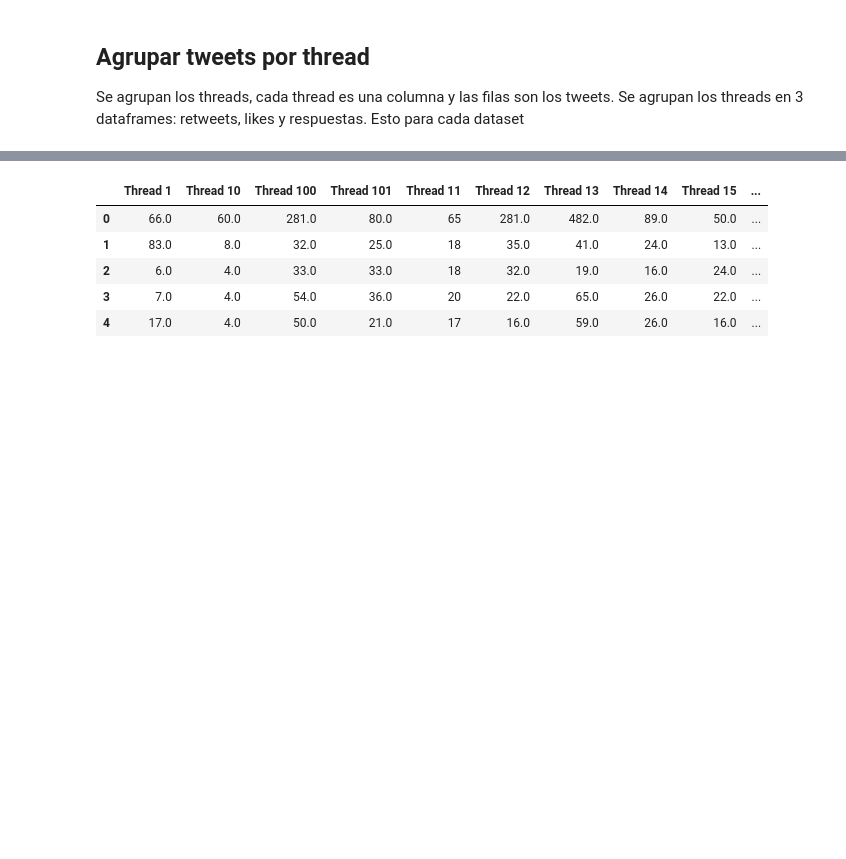
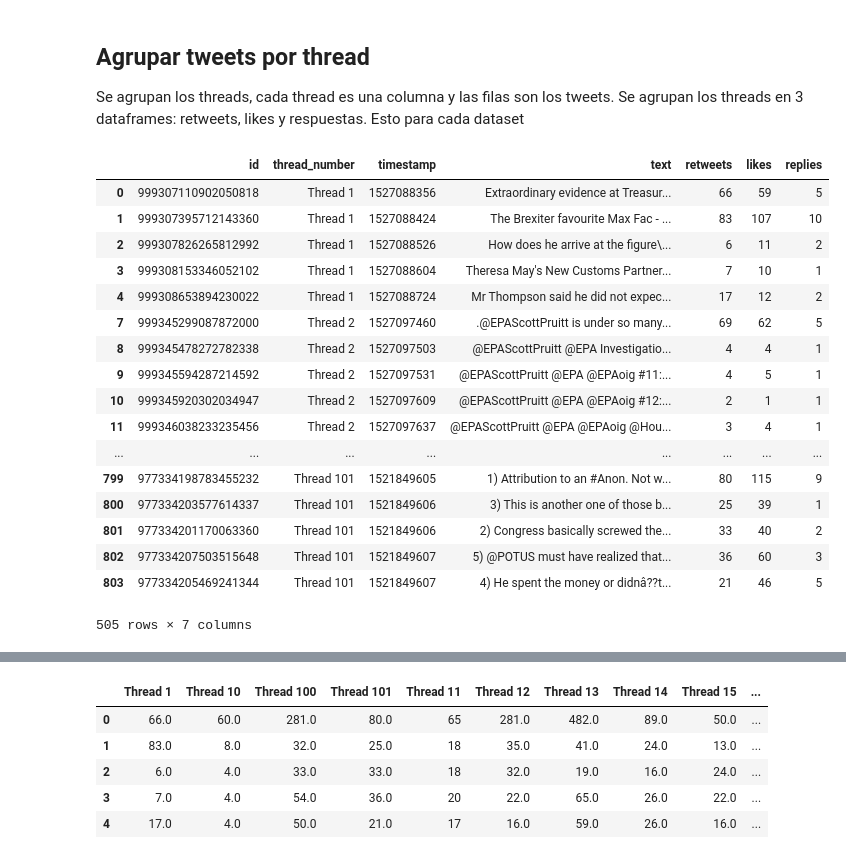
Before and after one commit to carlicarlitos/usm-memoria, a Jupyter notebook: codigo/analisis-datos.ipynb, the cells around one changed output, grey strips where cells are left out. Saved outputs shown, nothing was run; the diff lists cells and outputs as text; code cells hidden in the pictures; blank space fills up the shorter version.

```diff
--- a/codigo/analisis-datos.ipynb
+++ b/codigo/analisis-datos.ipynb
@@ -65,6 +65,27 @@ csv2_grouped_by_thread = csv2.groupby(['thread_number'])
 csv3_grouped_by_thread = csv3.groupby(['thread_number'])
 csv4_grouped_by_thread = csv4.groupby(['thread_number'])
 csv5_grouped_by_thread = csv5.groupby(['thread_number'])
+# %%
+csv1_grouped_by_thread.head()
+# %% [output]
+|  | id | thread_number | timestamp | text | retweets | likes | replies |
+| 0 | 999307110902050818 | Thread 1 | 1527088356 | Extraordinary evidence at Treasur... | 66 | 59 | 5 |
+| 1 | 999307395712143360 | Thread 1 | 1527088424 | The Brexiter favourite Max Fac - ... | 83 | 107 | 10 |
+| 2 | 999307826265812992 | Thread 1 | 1527088526 | How does he arrive at the figure\... | 6 | 11 | 2 |
+| 3 | 999308153346052102 | Thread 1 | 1527088604 | Theresa May's New Customs Partner... | 7 | 10 | 1 |
+| 4 | 999308653894230022 | Thread 1 | 1527088724 | Mr Thompson said he did not expec... | 17 | 12 | 2 |
+| 7 | 999345299087872000 | Thread 2 | 1527097460 | .@EPAScottPruitt is under so many... | 69 | 62 | 5 |
+| 8 | 999345478272782338 | Thread 2 | 1527097503 | @EPAScottPruitt @EPA Investigatio... | 4 | 4 | 1 |
+| 9 | 999345594287214592 | Thread 2 | 1527097531 | @EPAScottPruitt @EPA @EPAoig #11:... | 4 | 5 | 1 |
+| 10 | 999345920302034947 | Thread 2 | 1527097609 | @EPAScottPruitt @EPA @EPAoig #12:... | 2 | 1 | 1 |
+| 11 | 999346038233235456 | Thread 2 | 1527097637 | @EPAScottPruitt @EPA @EPAoig @Hou... | 3 | 4 | 1 |
+| ... | ... | ... | ... | ... | ... | ... | ... |
+| 799 | 977334198783455232 | Thread 101 | 1521849605 | 1) Attribution to an #Anon. Not w... | 80 | 115 | 9 |
+| 800 | 977334203577614337 | Thread 101 | 1521849606 | 3) This is another one of those b... | 25 | 39 | 1 |
+| 801 | 977334201170063360 | Thread 101 | 1521849606 | 2) Congress basically screwed the... | 33 | 40 | 2 |
+| 802 | 977334207503515648 | Thread 101 | 1521849607 | 5) @POTUS must have realized that... | 36 | 60 | 3 |
+| 803 | 977334205469241344 | Thread 101 | 1521849607 | 4) He spent the money or didnâ??t... | 21 | 46 | 5 |
+505 rows × 7 columns
 # %%
 
 # retweets
```
Also changed, not shown: parts of 2 cells of this notebook, 8 other files.
